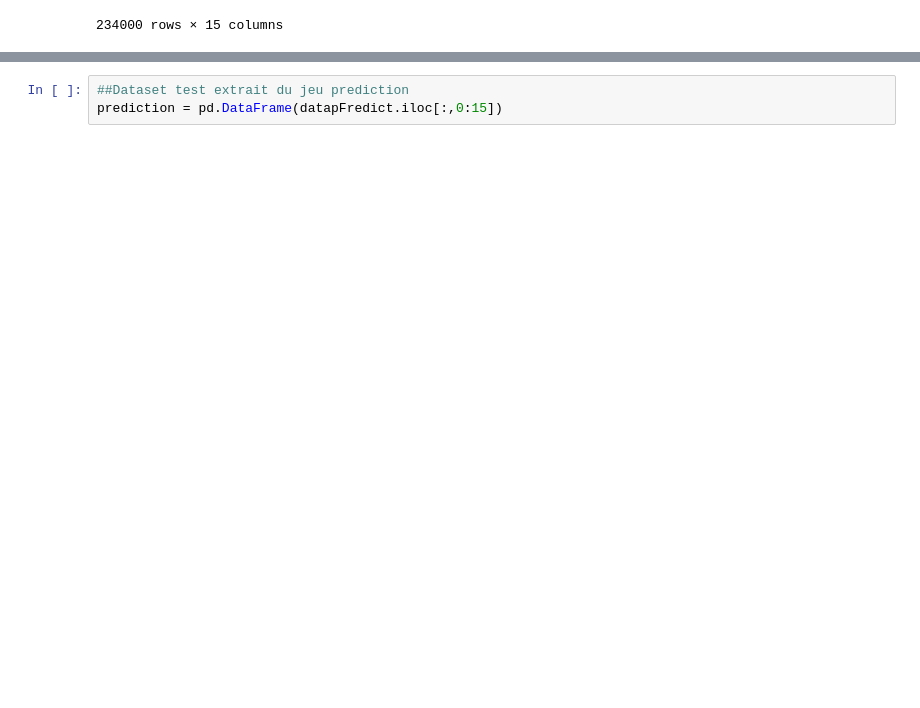
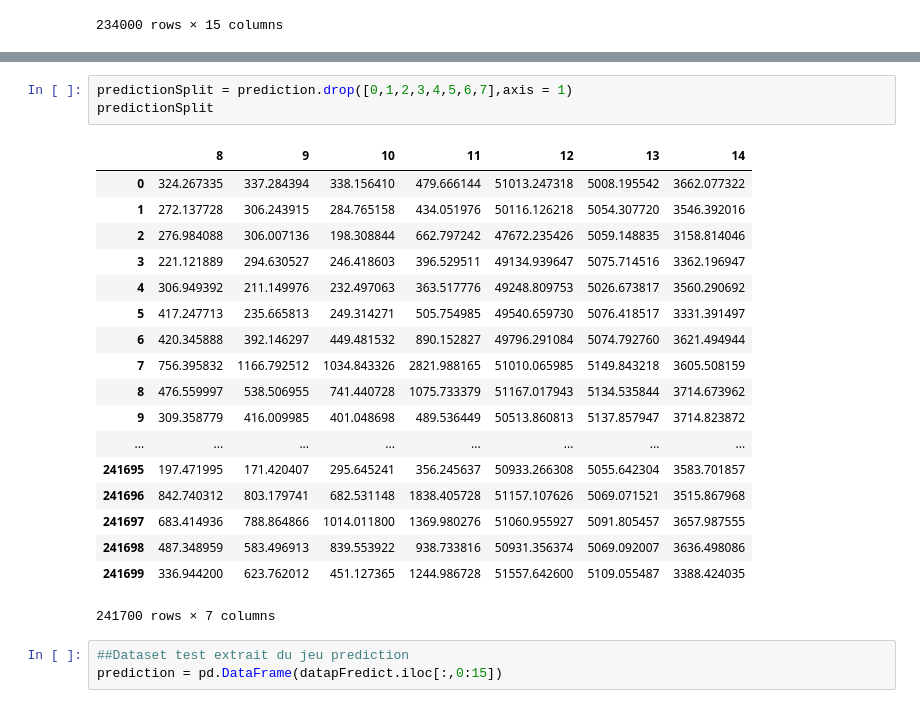
Before and after one commit to FannyRis/ChallengeHacka, a Jupyter notebook: hackathon_small/Hackathon.ipynb, the cells around one changed output, grey strips where cells are left out. Cells and saved outputs as stored; diff of their text form; blank space fills up the shorter version.

```diff
--- a/hackathon_small/Hackathon.ipynb
+++ b/hackathon_small/Hackathon.ipynb
@@ -364,6 +366,28 @@ trainLabel = dataF80Split.iloc[0:int(len(dataF80Split)*1),15]
 np.unique(dataF80Split[15])
 # %% [output]
 array([ 1.,  2.,  3.,  5., 10., 12., 19.])
+# %%
+predictionSplit = prediction.drop([0,1,2,3,4,5,6,7],axis = 1)
+predictionSplit
+# %% [output]
+|  | 8 | 9 | 10 | 11 | 12 | 13 | 14 |
+| 0 | 324.267335 | 337.284394 | 338.156410 | 479.666144 | 51013.247318 | 5008.195542 | 3662.077322 |
+| 1 | 272.137728 | 306.243915 | 284.765158 | 434.051976 | 50116.126218 | 5054.307720 | 3546.392016 |
+| 2 | 276.984088 | 306.007136 | 198.308844 | 662.797242 | 47672.235426 | 5059.148835 | 3158.814046 |
+| 3 | 221.121889 | 294.630527 | 246.418603 | 396.529511 | 49134.939647 | 5075.714516 | 3362.196947 |
+| 4 | 306.949392 | 211.149976 | 232.497063 | 363.517776 | 49248.809753 | 5026.673817 | 3560.290692 |
+| 5 | 417.247713 | 235.665813 | 249.314271 | 505.754985 | 49540.659730 | 5076.418517 | 3331.391497 |
+| 6 | 420.345888 | 392.146297 | 449.481532 | 890.152827 | 49796.291084 | 5074.792760 | 3621.494944 |
+| 7 | 756.395832 | 1166.792512 | 1034.843326 | 2821.988165 | 51010.065985 | 5149.843218 | 3605.508159 |
+| 8 | 476.559997 | 538.506955 | 741.440728 | 1075.733379 | 51167.017943 | 5134.535844 | 3714.673962 |
+| 9 | 309.358779 | 416.009985 | 401.048698 | 489.536449 | 50513.860813 | 5137.857947 | 3714.823872 |
+| ... | ... | ... | ... | ... | ... | ... | ... |
+| 241695 | 197.471995 | 171.420407 | 295.645241 | 356.245637 | 50933.266308 | 5055.642304 | 3583.701857 |
+| 241696 | 842.740312 | 803.179741 | 682.531148 | 1838.405728 | 51157.107626 | 5069.071521 | 3515.867968 |
+| 241697 | 683.414936 | 788.864866 | 1014.011800 | 1369.980276 | 51060.955927 | 5091.805457 | 3657.987555 |
+| 241698 | 487.348959 | 583.496913 | 839.553922 | 938.733816 | 50931.356374 | 5069.092007 | 3636.498086 |
+| 241699 | 336.944200 | 623.762012 | 451.127365 | 1244.986728 | 51557.642600 | 5109.055487 | 3388.424035 |
+241700 rows × 7 columns
 # %%
 ##Dataset test extrait du jeu prediction
 prediction = pd.DataFrame(datapFredict.iloc[:,0:15])
```
Also changed, not shown: parts of 4 cells of this notebook, 1 other file.
